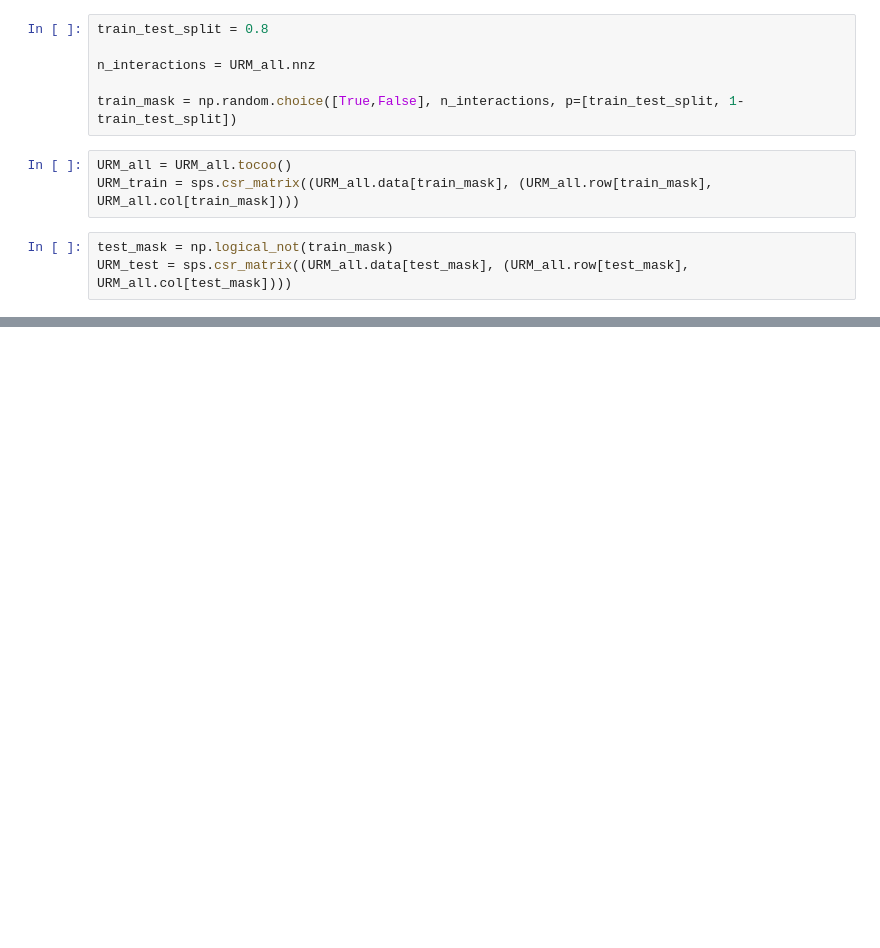
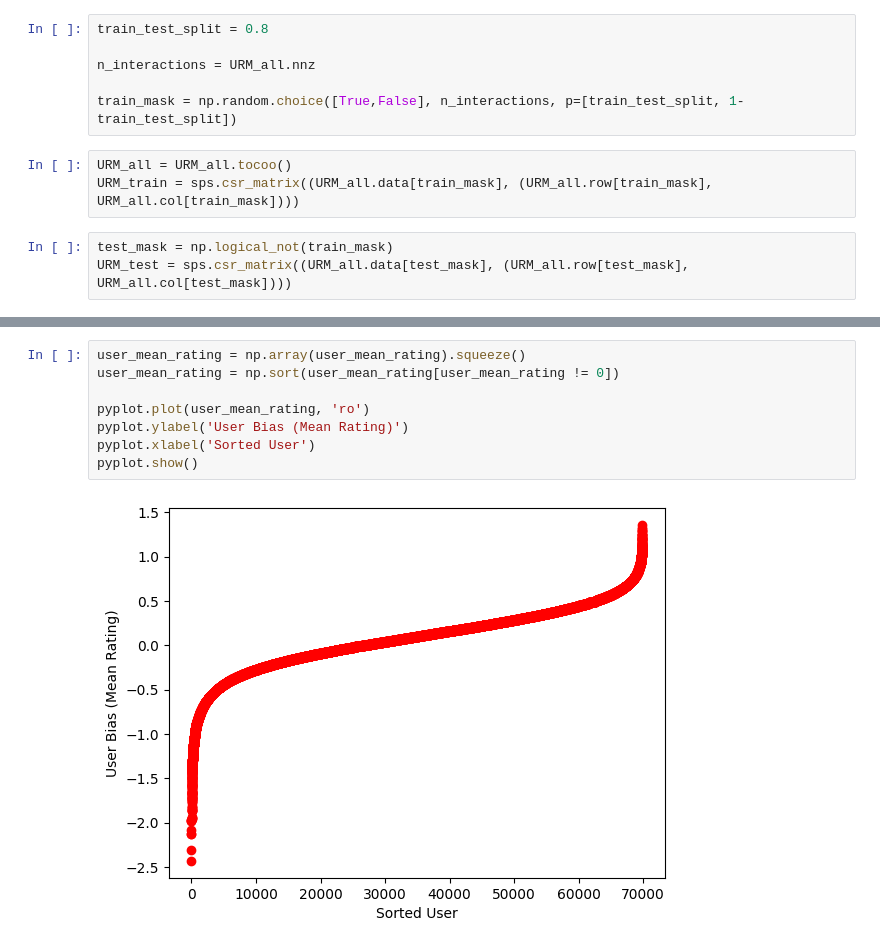
Before and after one commit to Jody98/rec-sys-challenge, a Jupyter notebook: practices/02.ipynb, the cells around one changed output, grey strips where cells are left out. Saved outputs shown, nothing was run; the diff lists cells and outputs as text; blank space fills up the shorter version.

```diff
--- a/practices/02.ipynb
+++ b/practices/02.ipynb
@@ -172,0 +390,10 @@ is_relevant = np.in1d(reccomended_items, relevant_items, assume_unique=True)
+# %%
+user_mean_rating = np.array(user_mean_rating).squeeze()
+user_mean_rating = np.sort(user_mean_rating[user_mean_rating != 0])
+
+pyplot.plot(user_mean_rating, 'ro')
+pyplot.ylabel('User Bias (Mean Rating)')
+pyplot.xlabel('Sorted User')
+pyplot.show()
+# %% [output]
+[figure, added]
```
Also changed, not shown: parts of 23 cells of this notebook, 2 other files.
